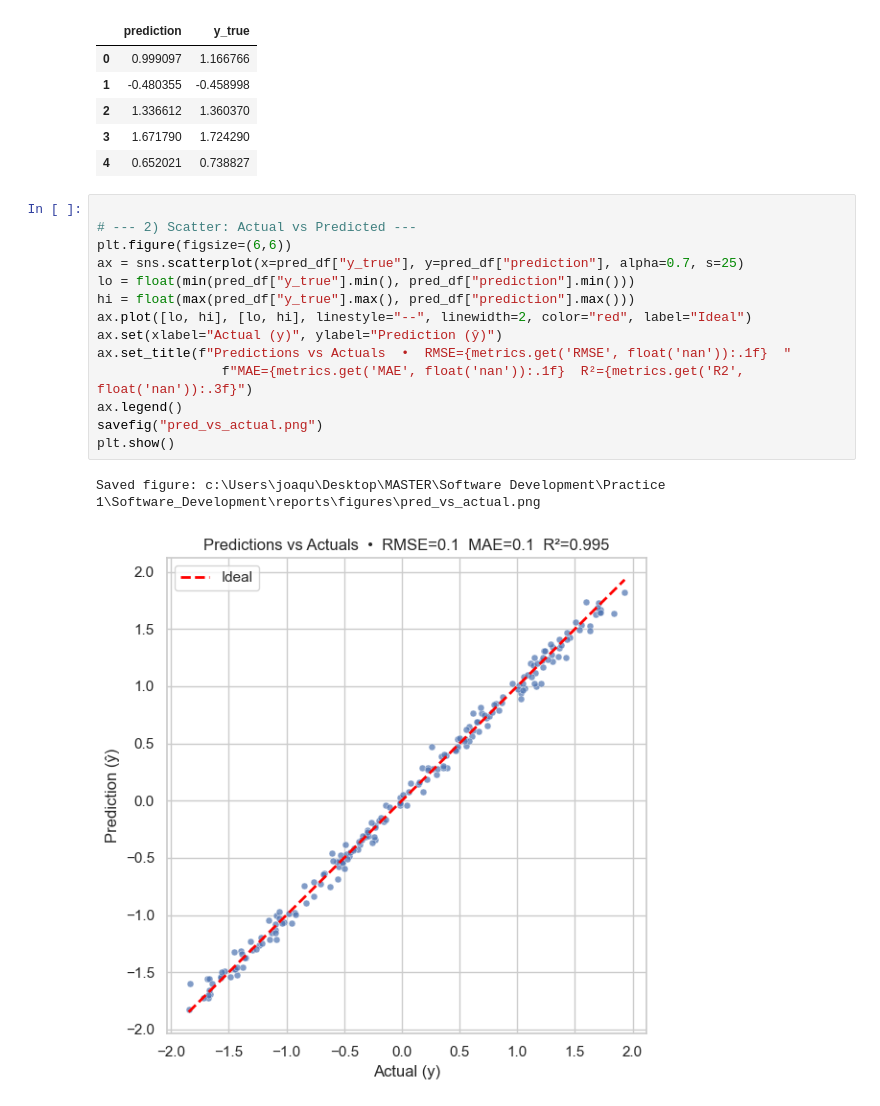
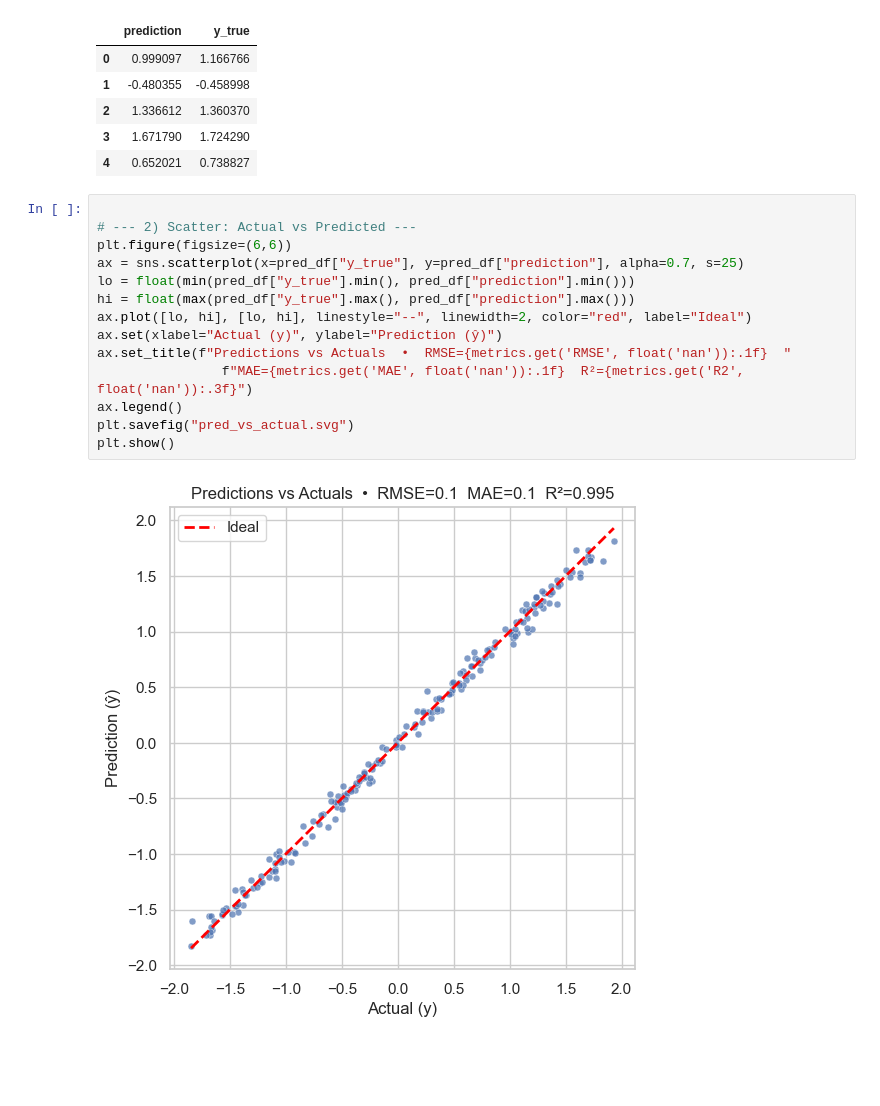
Before and after one commit to ikerua/Software_Development, a Jupyter notebook: notebooks/Performance_Analysis.ipynb, the cells around one changed output. Saved outputs shown, nothing was run; the diff lists cells and outputs as text; blank space fills up the shorter version.

Commit message:
cambio para generar svgs
Los svgs para hacer reports son mejores ya que se guardan de manera que no pierden calidad por mucho que se zoomee. Nos faltaría hacer el report

```diff
--- a/notebooks/Performance_Analysis.ipynb
+++ b/notebooks/Performance_Analysis.ipynb
@@ -67,20 +67,19 @@ pred_df.head()
 # %%
 
 # --- 2) Scatter: Actual vs Predicted ---
 plt.figure(figsize=(6,6))
 ax = sns.scatterplot(x=pred_df["y_true"], y=pred_df["prediction"], alpha=0.7, s=25)
 lo = float(min(pred_df["y_true"].min(), pred_df["prediction"].min()))
 hi = float(max(pred_df["y_true"].max(), pred_df["prediction"].max()))
 ax.plot([lo, hi], [lo, hi], linestyle="--", linewidth=2, color="red", label="Ideal")
 ax.set(xlabel="Actual (y)", ylabel="Prediction (ŷ)")
 ax.set_title(f"Predictions vs Actuals  •  RMSE={metrics.get('RMSE', float('nan')):.1f}  "
                 f"MAE={metrics.get('MAE', float('nan')):.1f}  R²={metrics.get('R2', float('nan')):.3f}")
 ax.legend()
-savefig("pred_vs_actual.png")
+plt.savefig("pred_vs_actual.svg")
 plt.show()
 # %% [output]
-Saved figure: c:\Users\joaqu\Desktop\MASTER\Software Development\Practice 1\Software_Development\reports\figures\pred_vs_actual.png
-[figure, old version]
+[figure, new version]
 # %%
 
 # --- 3) Training and Validation Loss ---
```
Also changed, not shown: parts of 5 cells of this notebook, 7 other files.
